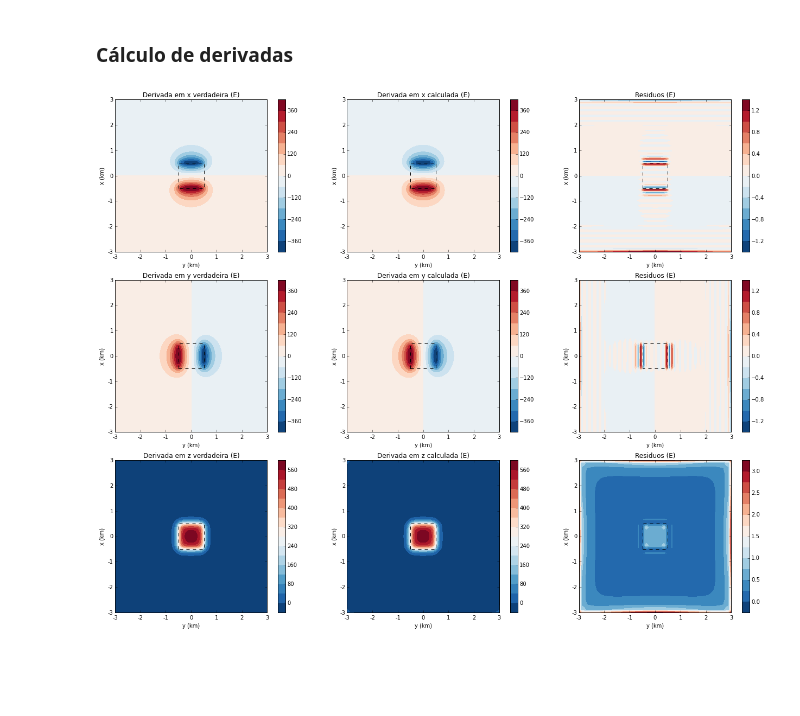
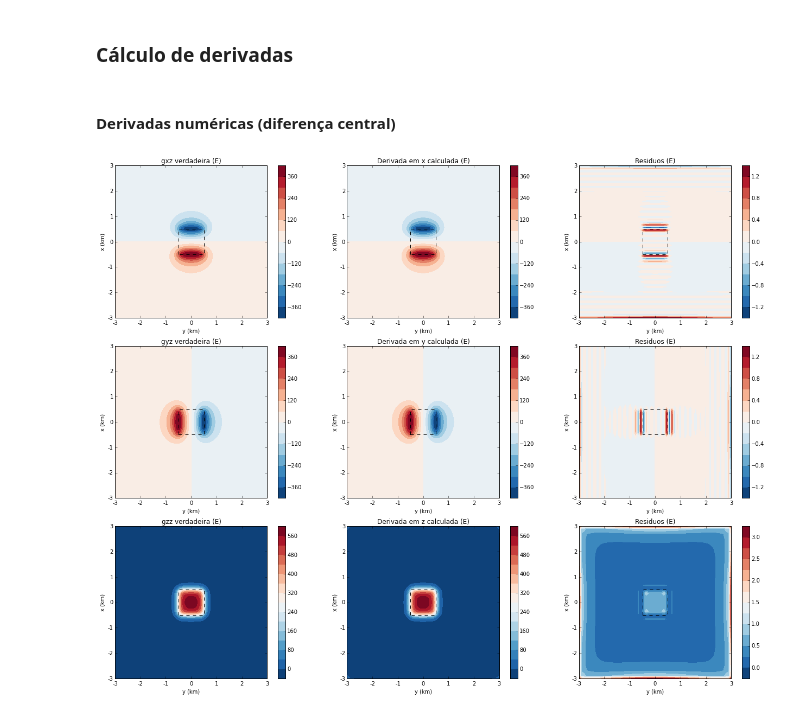
Before and after one commit to birocoles/Disciplina-metodos-potenciais, a Jupyter notebook: Aulas/Camada_equivalente/camada_equivalente_grav.ipynb, the cells around one changed output. Drawn from its saved outputs; the diff is of its cells as text; code cells hidden in the pictures; blank space fills up the shorter version.

```diff
--- a/Aulas/Camada_equivalente/camada_equivalente_grav.ipynb
+++ b/Aulas/Camada_equivalente/camada_equivalente_grav.ipynb
@@ -270,6 +270,8 @@ mpl.show()
 [figure]
 # %% [markdown]
 ### Cálculo de derivadas
+# %% [markdown]
+#### Derivadas numéricas (diferença central)
 # %%
 delta = 10.
 # %%
@@ -291,7 +295,7 @@ mpl.close('all')
 mpl.figure(figsize=(18,14))
 
 mpl.subplot(3,3,1)
-mpl.title("Derivada em x verdadeira (E)")
+mpl.title("gxz verdadeira (E)")
 mpl.axis('scaled')
 mpl.contourf(yp, xp, gxz, shape, 15, cmap=mpl.get_cmap('RdBu_r'))
 mpl.colorbar()
@@ -324,7 +328,7 @@ mpl.ylabel('x (km)')
 mpl.m2km()
 
 mpl.subplot(3,3,4)
-mpl.title("Derivada em y verdadeira (E)")
+mpl.title("gyz verdadeira (E)")
 mpl.axis('scaled')
 mpl.contourf(yp, xp, gyz, shape, 15, cmap=mpl.get_cmap('RdBu_r'))
 mpl.colorbar()
@@ -357,7 +361,7 @@ mpl.ylabel('x (km)')
 mpl.m2km()
 
 mpl.subplot(3,3,7)
-mpl.title("Derivada em z verdadeira (E)")
+mpl.title("gzz verdadeira (E)")
 mpl.axis('scaled')
 mpl.contourf(yp, xp, gzz, shape, 15, cmap=mpl.get_cmap('RdBu_r'))
 mpl.colorbar()
@@ -366,31 +370,31 @@ for i, sq in enumerate(projecao):
 mpl.xlabel('y (km)')
 mpl.ylabel('x (km)')
 mpl.m2km()
 
 mpl.subplot(3,3,8)
 mpl.title("Derivada em z calculada (E)")
 mpl.axis('scaled')
 mpl.contourf(yp, xp, dz_calculada, shape, 15, cmap=mpl.get_cmap('RdBu_r'))
 mpl.colorbar()
 for i, sq in enumerate(projecao):
     mpl.square(sq, style='--k', linewidth=1.0, xy2ne=True)
 mpl.xlabel('y (km)')
 mpl.ylabel('x (km)')
 mpl.m2km()
 
 mpl.subplot(3,3,9)
 mpl.title("Residuos (E)")
 mpl.axis('scaled')
 mpl.contourf(yp, xp, dz_calculada - gzz, shape, 15, cmap=mpl.get_cmap('RdBu_r'))
 mpl.colorbar()
 for i, sq in enumerate(projecao):
     mpl.square(sq, style='--k', linewidth=1.0, xy2ne=True)
 mpl.xlabel('y (km)')
 mpl.ylabel('x (km)')
 mpl.m2km()
 
 mpl.tight_layout()
 
 mpl.show()
 # %% [output]
-[figure, old version]
+[figure, new version]
```
Also changed, not shown: parts of 1 cell of this notebook, 3 other files.
